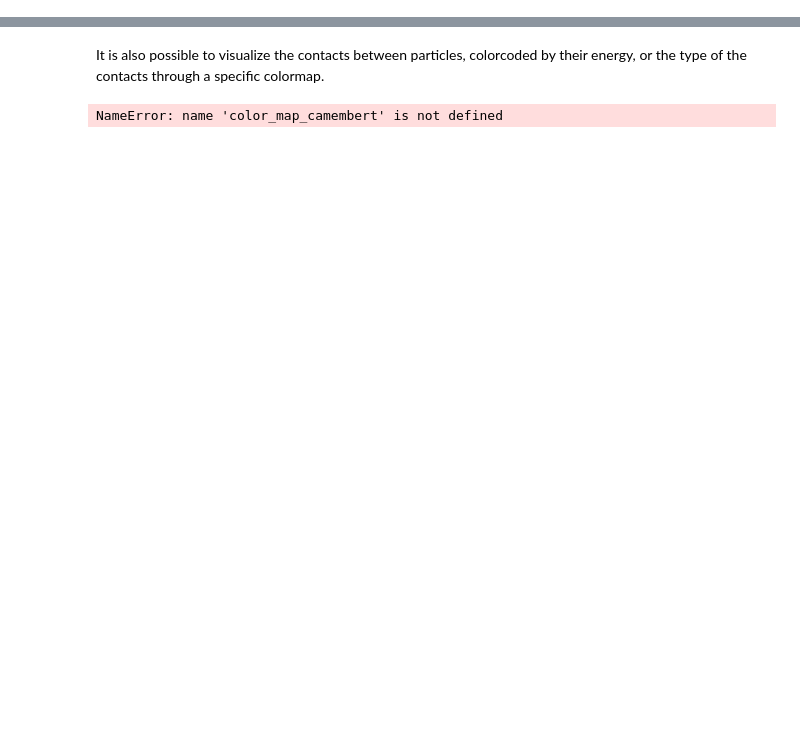
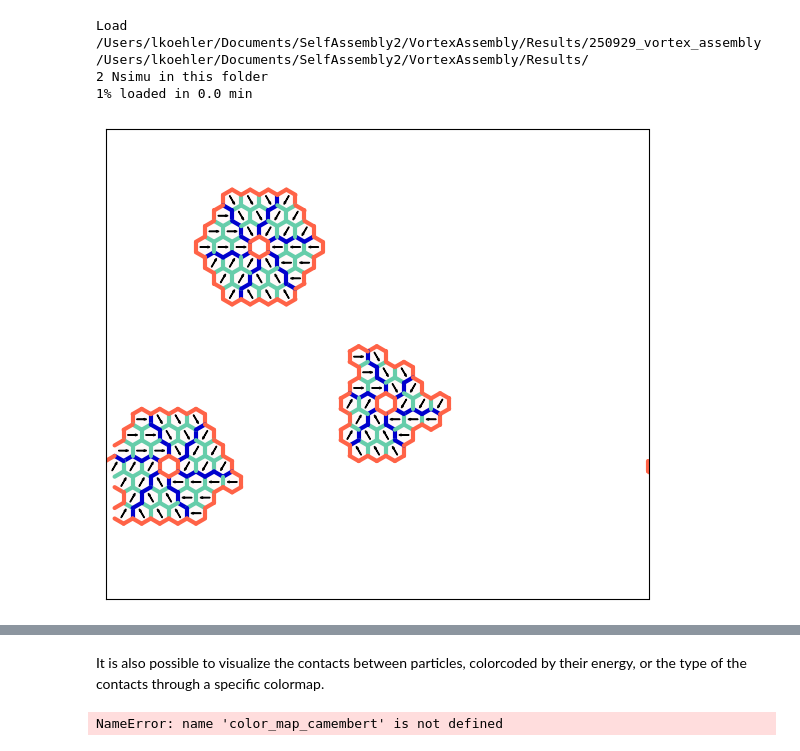
Before and after one commit to Soft-Biophysics-Group/VortexAssembly, a Jupyter notebook: VortexAssembly.ipynb, the cells around one changed output, grey strips where cells are left out. Cells and saved outputs as stored; diff of their text form; code cells hidden in the pictures; blank space fills up the shorter version.

```diff
--- a/VortexAssembly.ipynb
+++ b/VortexAssembly.ipynb
@@ -691,3 +279,14 @@ It is possible to choose the representation of the particle's orientation (eithe
+# %%
+index_to_visulaize = 0
+R = ReadSeveralSystems(name, directoryResults)
+color_map = designs.get_colormap_vortex_assembly(assembly_type=assembly_type)
+R.plot_state(index_to_visulaize, representation="arrowed", plot_contact=True, color_map_contacts = color_map)
+# %% [output]
+Load  /Users/lkoehler/Documents/SelfAssembly2/VortexAssembly/Results/250929_vortex_assembly
+/Users/lkoehler/Documents/SelfAssembly2/VortexAssembly/Results/
+2 Nsimu in this folder
+1% loaded in 0.0 min
+[figure, added]
 # %%
 #index +=1
 #for index in range(R.Nsimu):
```
Also changed, not shown: parts of 88 cells of this notebook.
